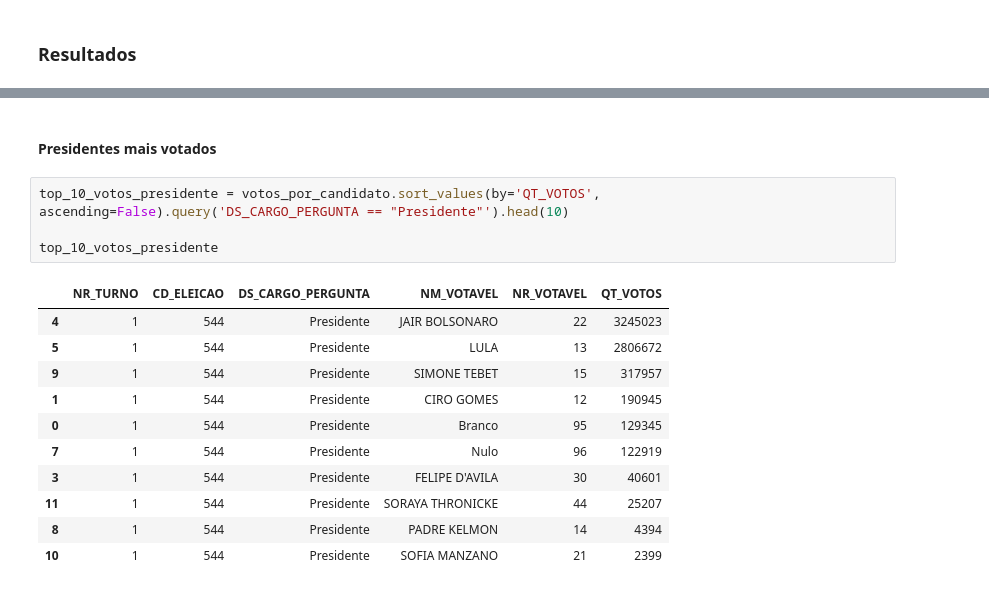
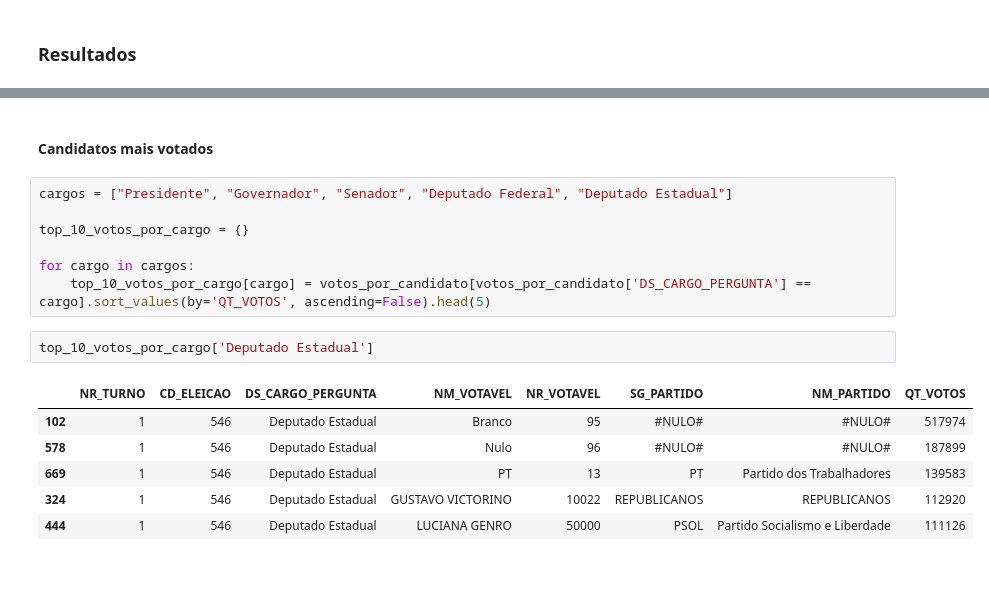
Before and after one commit to LeonardoBerlatto/data-processing-tse-study, a Jupyter notebook: notebook.ipynb, the cells around one changed output, grey strips where cells are left out. Cells and saved outputs as stored; diff of their text form.

```diff
--- a/notebook.ipynb
+++ b/notebook.ipynb
@@ -245,18 +269,18 @@ top_10_votos
 # %% [markdown]
-#### Presidentes mais votados
+#### Candidatos mais votados
 # %%
-top_10_votos_presidente = votos_por_candidato.sort_values(by='QT_VOTOS', ascending=False).query('DS_CARGO_PERGUNTA == "Presidente"').head(10)
+cargos = ["Presidente", "Governador", "Senador", "Deputado Federal", "Deputado Estadual"]
 
-top_10_votos_presidente
+top_10_votos_por_cargo = {}
+
+for cargo in cargos:
+    top_10_votos_por_cargo[cargo] = votos_por_candidato[votos_por_candidato['DS_CARGO_PERGUNTA'] == cargo].sort_values(by='QT_VOTOS', ascending=False).head(5)
-# %% [output]
-|  | NR_TURNO | CD_ELEICAO | DS_CARGO_PERGUNTA | NM_VOTAVEL | NR_VOTAVEL | QT_VOTOS |
-| 4 | 1 | 544 | Presidente | JAIR BOLSONARO | 22 | 3245023 |
-| 5 | 1 | 544 | Presidente | LULA | 13 | 2806672 |
-| 9 | 1 | 544 | Presidente | SIMONE TEBET | 15 | 317957 |
-| 1 | 1 | 544 | Presidente | CIRO GOMES | 12 | 190945 |
-| 0 | 1 | 544 | Presidente | Branco | 95 | 129345 |
-| 7 | 1 | 544 | Presidente | Nulo | 96 | 122919 |
-| 3 | 1 | 544 | Presidente | FELIPE D'AVILA | 30 | 40601 |
-| 11 | 1 | 544 | Presidente | SORAYA THRONICKE | 44 | 25207 |
-| 8 | 1 | 544 | Presidente | PADRE KELMON | 14 | 4394 |
-| 10 | 1 | 544 | Presidente | SOFIA MANZANO | 21 | 2399 |
+# %%
+top_10_votos_por_cargo['Deputado Estadual']
+# %% [output]
+|  | NR_TURNO | CD_ELEICAO | DS_CARGO_PERGUNTA | NM_VOTAVEL | NR_VOTAVEL | SG_PARTIDO | NM_PARTIDO | QT_VOTOS |
+| 102 | 1 | 546 | Deputado Estadual | Branco | 95 | #NULO# | #NULO# | 517974 |
+| 578 | 1 | 546 | Deputado Estadual | Nulo | 96 | #NULO# | #NULO# | 187899 |
+| 669 | 1 | 546 | Deputado Estadual | PT | 13 | PT | Partido dos Trabalhadores | 139583 |
+| 324 | 1 | 546 | Deputado Estadual | GUSTAVO VICTORINO | 10022 | REPUBLICANOS | REPUBLICANOS | 112920 |
+| 444 | 1 | 546 | Deputado Estadual | LUCIANA GENRO | 50000 | PSOL | Partido Socialismo e Liberdade | 111126 |
```
Also changed, not shown: parts of 9 cells of this notebook.
